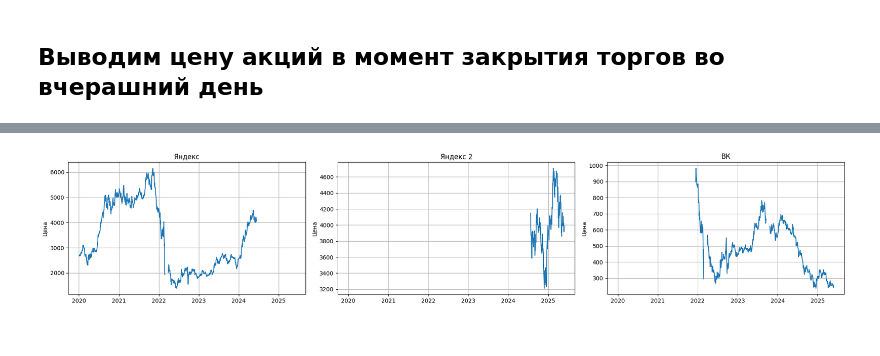
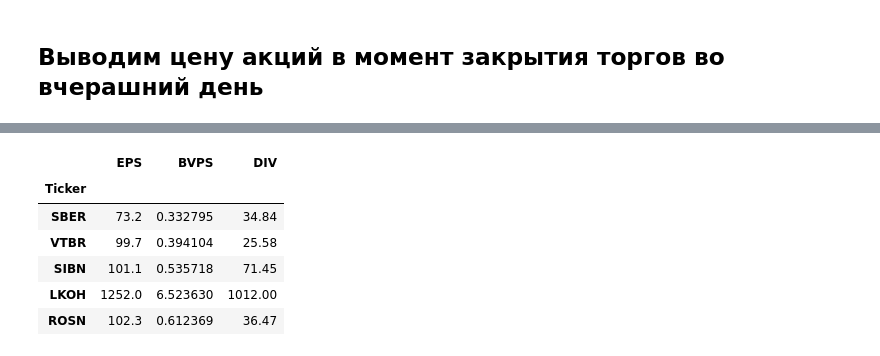
Before and after one commit to Lepiev/finance, a Jupyter notebook: analysis.ipynb, the cells around one changed output, grey strips where cells are left out. Drawn from its saved outputs; the diff is of its cells as text; code cells hidden in the pictures.

```diff
--- a/analysis.ipynb
+++ b/analysis.ipynb
@@ -82,19 +90,41 @@ plt.show()
 # %%
-n = len(TICKERS[5:])
-cols = 3
-rows = math.ceil(n / cols)
+import pandas as pd, numpy as np, requests
 
-fig, axes = plt.subplots(rows, cols, figsize=(20, 4 * rows), sharex=True)
-axes = axes.flatten()
+# ─── 1. функция, которая достаёт количество акций ────────────────────────────
+def get_number(ticker: str) -> int:
+    url = (f"https://iss.moex.com/iss/engines/stock/markets/shares/"
+           f"securities/{ticker}.json?iss.only=securities")
+    j = requests.get(url, timeout=10).json()
+    cols, row = j["securities"]["columns"], j["securities"]["data"][0]
+    info = dict(zip(cols, row))
+    for k in ("issue_size", "issuesize", "ISSUESIZE"):
+        if k in info and info[k]:
+            return int(info[k])
+    raise KeyError(f"{ticker}: поле issue_size не найдено")
 
-for ax, ticker, name in zip(axes, TICKERS[5:], NAME[5:]):
-    ax.plot(prices.index, prices[ticker])
-    ax.set_title(name)
-    ax.set_ylabel("Цена")
-    ax.grid(True)
+# ─── 2. твой словарь с EPS + капиталом + дивидендами ────────────────────────
+Params = {
+    "SBER": {"EPS": 73.2,  "Equity": 7_184_029_299, "DIV": 34.84},
+    "VTBR": {"EPS": 99.7,  "Equity": 2_116_313_275, "DIV": 25.58},
+    "SIBN": {"EPS": 101.1, "Equity": 2_540_000_000, "DIV": 71.45},
+    "LKOH": {"EPS": 1_252, "Equity": 4_520_000_000, "DIV": 1012},
+    "ROSN": {"EPS": 102.3, "Equity": 6_490_000_000, "DIV": 36.47},
+}
 
+# ─── 3. считаем BVPS из Equity / Shares ──────────────────────────────────────
+for t, p in Params.items():
+    equity_rub = p["Equity"] * 1000
+    shares     = get_number(t)         # штук акций
+    p["BVPS"]  = equity_rub / shares   # баланс-стоимость на акцию
 
-plt.tight_layout()
-plt.show()
+df_params = pd.DataFrame.from_dict(Params, orient="index")[["EPS", "BVPS", "DIV"]]
+df_params.index.name = "Ticker"
+display(df_params)
 # %% [output]
-[figure, removed]
+|  | EPS | BVPS | DIV |
+| Ticker |  |  |  |
+| SBER | 73.2 | 0.332795 | 34.84 |
+| VTBR | 99.7 | 0.394104 | 25.58 |
+| SIBN | 101.1 | 0.535718 | 71.45 |
+| LKOH | 1252.0 | 6.523630 | 1012.00 |
+| ROSN | 102.3 | 0.612369 | 36.47 |
```
Also changed, not shown: parts of 9 cells of this notebook.
